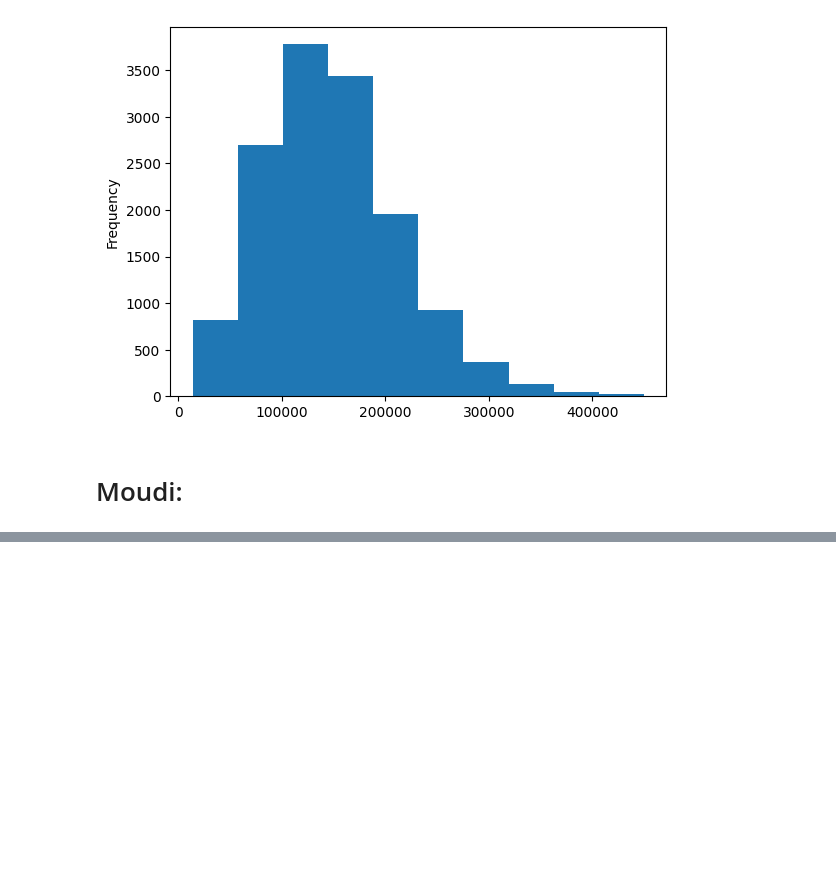
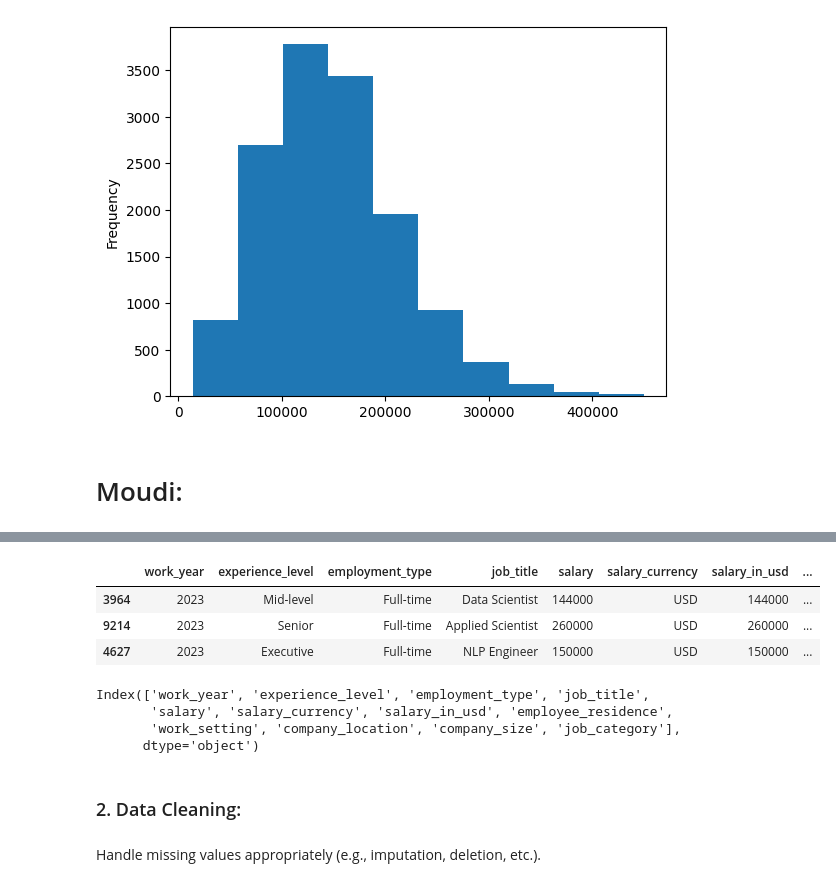
Before and after one commit to Adamixa/Data_field_job_analysis, a Jupyter notebook: notebook.ipynb, the cells around one changed output, grey strips where cells are left out. Drawn from its saved outputs; the diff is of its cells as text; code cells hidden in the pictures; blank space fills up the shorter version.

```diff
--- a/notebook.ipynb
+++ b/notebook.ipynb
@@ -150,0 +216,18 @@ df["salary"].plot(kind = 'hist')
+# %%
+df.sample(3) # 3 randoms rows
+# %% [output]
+|  | work_year | experience_level | employment_type | job_title | salary | salary_currency | salary_in_usd | ... |
+| 3964 | 2023 | Mid-level | Full-time | Data Scientist | 144000 | USD | 144000 | ... |
+| 9214 | 2023 | Senior | Full-time | Applied Scientist | 260000 | USD | 260000 | ... |
+| 4627 | 2023 | Executive | Full-time | NLP Engineer | 150000 | USD | 150000 | ... |
+# %%
+df.columns # names of dataframe
+# %% [output]
+Index(['work_year', 'experience_level', 'employment_type', 'job_title',
+       'salary', 'salary_currency', 'salary_in_usd', 'employee_residence',
+       'work_setting', 'company_location', 'company_size', 'job_category'],
+      dtype='object')
+# %% [markdown]
+### 2. Data Cleaning:
+# %% [markdown]
+Handle missing values appropriately (e.g., imputation, deletion, etc.).
```
Also changed, not shown: parts of 22 cells of this notebook.
